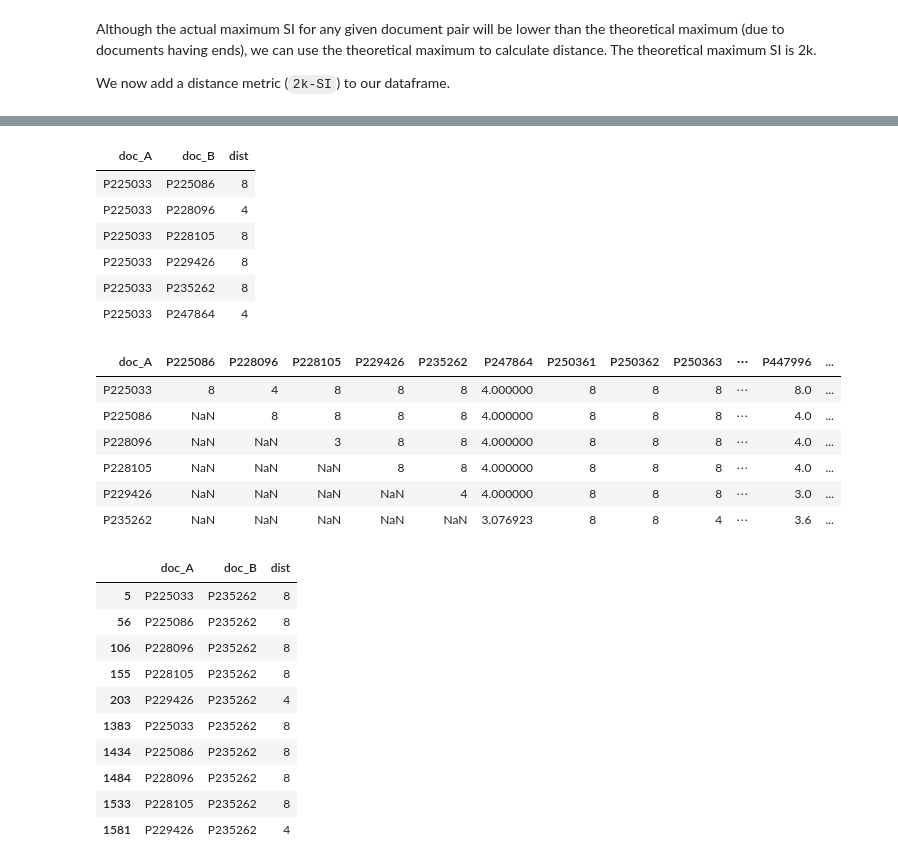
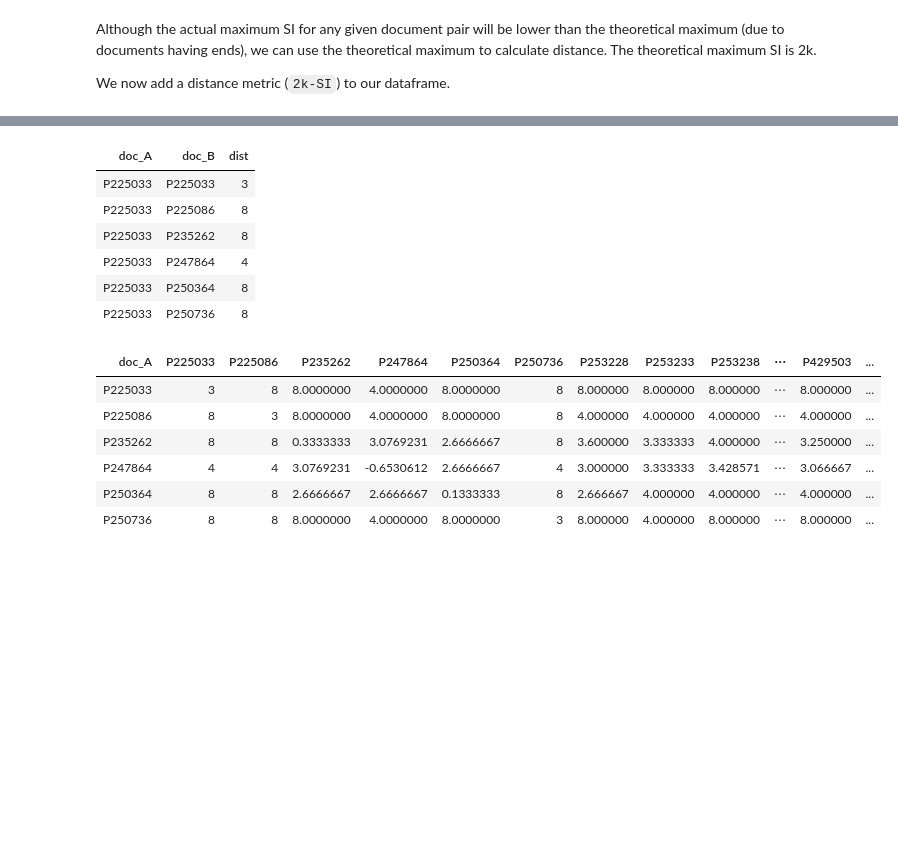
Before and after one commit to ErinBecker/digital-humanities-phylogenetics, a Jupyter notebook: scripts/04_analyze_section_order_R.ipynb, the cells around one changed output, grey strips where cells are left out. Drawn from its saved outputs; the diff is of its cells as text; code cells hidden in the pictures; blank space fills up the shorter version.

```diff
--- a/scripts/04_analyze_section_order_R.ipynb
+++ b/scripts/04_analyze_section_order_R.ipynb
@@ -332,6 +335,7 @@ For k = 2, the maximum SI for a document pair is 3.66666666666667.
 # %%
 docs = names(doc_sections_keep)
-all_pairs = t(as.data.frame(combn(docs, 2)))
+#all_pairs = t(as.data.frame(combn(docs, 2)))
+all_pairs = permutations(length(docs), 2, docs, repeats.allowed = T)
 
 all_pairs_SI = data.frame("doc_A" = all_pairs[,1], "doc_B" = all_pairs[,2],
                         "num_shared_sec" = numeric(length(all_pairs)),
@@ -429,12 +474,12 @@ all_pairs_SI = all_pairs_SI[,c("doc_A", "doc_B", "dist")]
 head(all_pairs_SI)
 # %% [output]
 | doc_A | doc_B | dist |
+| P225033 | P225033 | 3 |
 | P225033 | P225086 | 8 |
-| P225033 | P228096 | 4 |
-| P225033 | P228105 | 8 |
-| P225033 | P229426 | 8 |
 | P225033 | P235262 | 8 |
 | P225033 | P247864 | 4 |
+| P225033 | P250364 | 8 |
+| P225033 | P250736 | 8 |
 # %%
 #install.packages("reshape2")
 # %%
@@ -442,24 +487,13 @@ library(reshape2, lib.loc = "/anaconda/lib/R/library")
 # %%
 all_pairs_SI_wide = dcast(all_pairs_SI, doc_A ~ doc_B, value.var = "dist", fun.aggregate = mean)
 head(all_pairs_SI_wide)
-all_pairs_SI[which(all_pairs_SI$doc_B == "P235262"),]
+#all_pairs_SI[which(all_pairs_SI$doc_B == "P235262"),]
 # %% [output]
-| doc_A | P225086 | P228096 | P228105 | P229426 | P235262 | P247864 | P250361 | P250362 | P250363 | ⋯ | P447996 | ... |
-| P225033 | 8 | 4 | 8 | 8 | 8 | 4.000000 | 8 | 8 | 8 | ⋯ | 8.0 | ... |
-| P225086 | NaN | 8 | 8 | 8 | 8 | 4.000000 | 8 | 8 | 8 | ⋯ | 4.0 | ... |
-| P228096 | NaN | NaN | 3 | 8 | 8 | 4.000000 | 8 | 8 | 8 | ⋯ | 4.0 | ... |
-| P228105 | NaN | NaN | NaN | 8 | 8 | 4.000000 | 8 | 8 | 8 | ⋯ | 4.0 | ... |
-| P229426 | NaN | NaN | NaN | NaN | 4 | 4.000000 | 8 | 8 | 8 | ⋯ | 3.0 | ... |
-| P235262 | NaN | NaN | NaN | NaN | NaN | 3.076923 | 8 | 8 | 4 | ⋯ | 3.6 | ... |
+| doc_A | P225033 | P225086 | P235262 | P247864 | P250364 | P250736 | P253228 | P253233 | P253238 | ⋯ | P429503 | ... |
+| P225033 | 3 | 8 | 8.0000000 | 4.0000000 | 8.0000000 | 8 | 8.000000 | 8.000000 | 8.000000 | ⋯ | 8.000000 | ... |
+| P225086 | 8 | 3 | 8.0000000 | 4.0000000 | 8.0000000 | 8 | 4.000000 | 4.000000 | 4.000000 | ⋯ | 4.000000 | ... |
+| P235262 | 8 | 8 | 0.3333333 | 3.0769231 | 2.6666667 | 8 | 3.600000 | 3.333333 | 4.000000 | ⋯ | 3.250000 | ... |
+| P247864 | 4 | 4 | 3.0769231 | -0.6530612 | 2.6666667 | 4 | 3.000000 | 3.333333 | 3.428571 | ⋯ | 3.066667 | ... |
+| P250364 | 8 | 8 | 2.6666667 | 2.6666667 | 0.1333333 | 8 | 2.666667 | 4.000000 | 4.000000 | ⋯ | 4.000000 | ... |
+| P250736 | 8 | 8 | 8.0000000 | 4.0000000 | 8.0000000 | 3 | 8.000000 | 4.000000 | 8.000000 | ⋯ | 8.000000 | ... |
-|  | doc_A | doc_B | dist |
-| 5 | P225033 | P235262 | 8 |
-| 56 | P225086 | P235262 | 8 |
-| 106 | P228096 | P235262 | 8 |
-| 155 | P228105 | P235262 | 8 |
-| 203 | P229426 | P235262 | 4 |
-| 1383 | P225033 | P235262 | 8 |
-| 1434 | P225086 | P235262 | 8 |
-| 1484 | P228096 | P235262 | 8 |
-| 1533 | P228105 | P235262 | 8 |
-| 1581 | P229426 | P235262 | 4 |
 # %%
```
Also changed, not shown: parts of 20 cells of this notebook.
